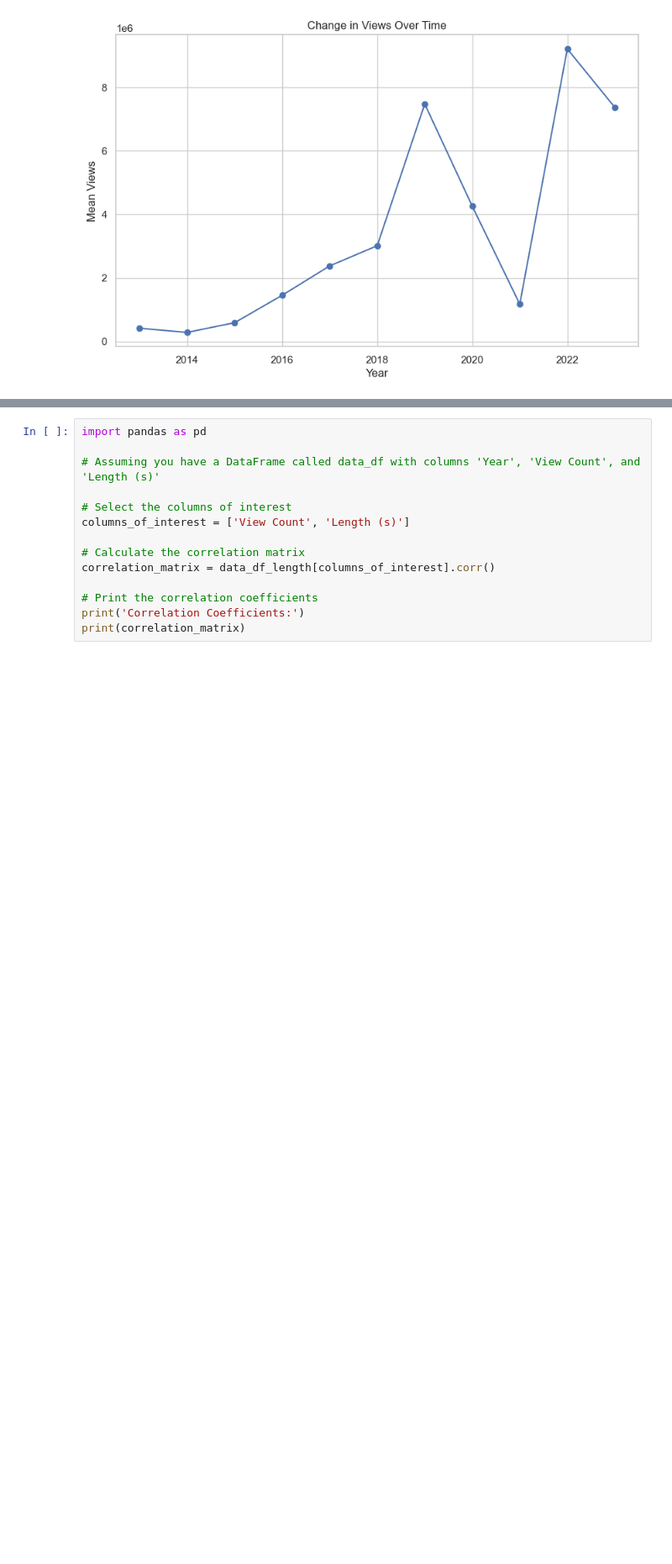
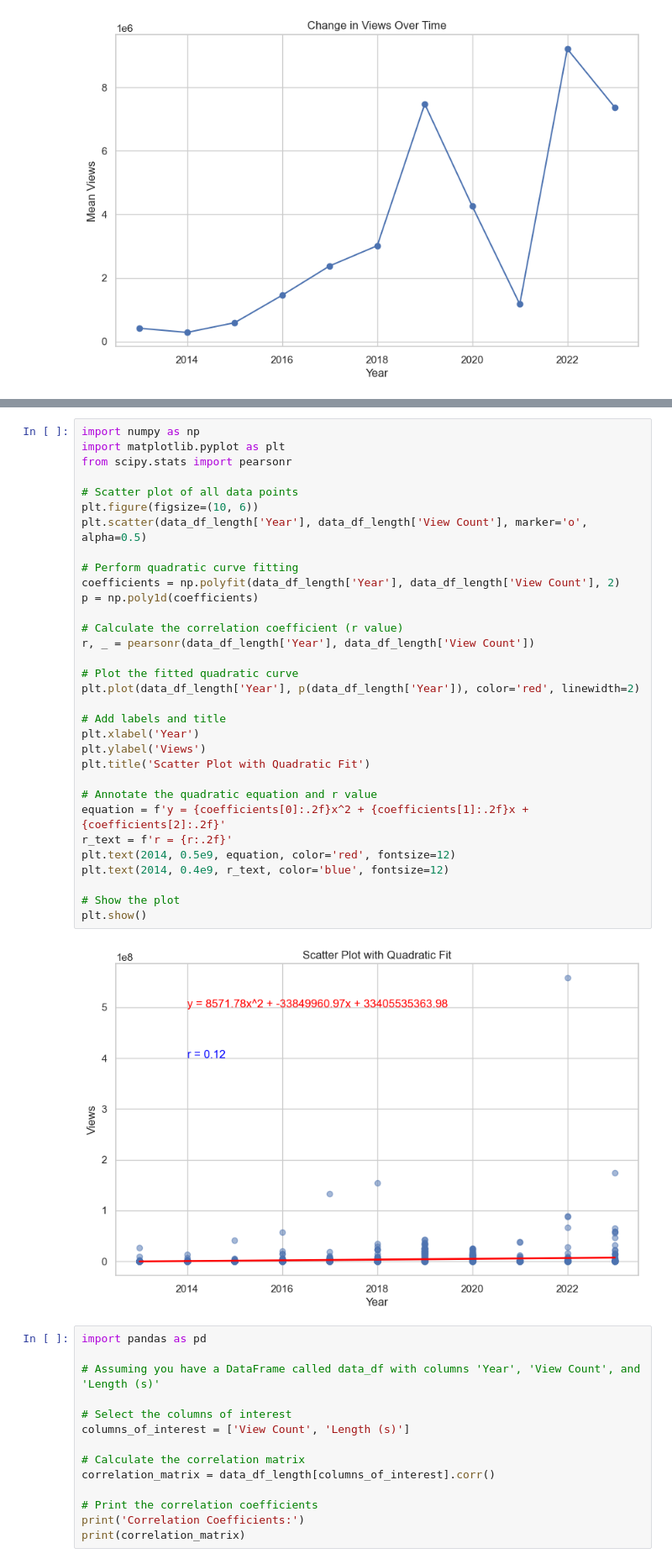
Before and after one commit to C-Duke0/Project-one, a Jupyter notebook: cleaned_videos.ipynb, the cells around one changed output, grey strips where cells are left out. Shown at 84% size. Saved outputs shown, nothing was run; the diff lists cells and outputs as text; blank space fills up the shorter version.

```diff
--- a/cleaned_videos.ipynb
+++ b/cleaned_videos.ipynb
@@ -261,3 +297,37 @@ plt.show()
+# %%
+import numpy as np
+import matplotlib.pyplot as plt
+from scipy.stats import pearsonr
+
+# Scatter plot of all data points
+plt.figure(figsize=(10, 6))
+plt.scatter(data_df_length['Year'], data_df_length['View Count'], marker='o', alpha=0.5)
+
+# Perform quadratic curve fitting
+coefficients = np.polyfit(data_df_length['Year'], data_df_length['View Count'], 2)
+p = np.poly1d(coefficients)
+
+# Calculate the correlation coefficient (r value)
+r, _ = pearsonr(data_df_length['Year'], data_df_length['View Count'])
+
+# Plot the fitted quadratic curve
+plt.plot(data_df_length['Year'], p(data_df_length['Year']), color='red', linewidth=2)
+
+# Add labels and title
+plt.xlabel('Year')
+plt.ylabel('Views')
+plt.title('Scatter Plot with Quadratic Fit')
+
+# Annotate the quadratic equation and r value
+equation = f'y = {coefficients[0]:.2f}x^2 + {coefficients[1]:.2f}x + {coefficients[2]:.2f}'
+r_text = f'r = {r:.2f}'
+plt.text(2014, 0.5e9, equation, color='red', fontsize=12)
+plt.text(2014, 0.4e9, r_text, color='blue', fontsize=12)
+
+# Show the plot
+plt.show()
+# %% [output]
+[figure, added]
 # %%
 import pandas as pd
 
```
Also changed, not shown: parts of 2 cells of this notebook, 1 other file.
